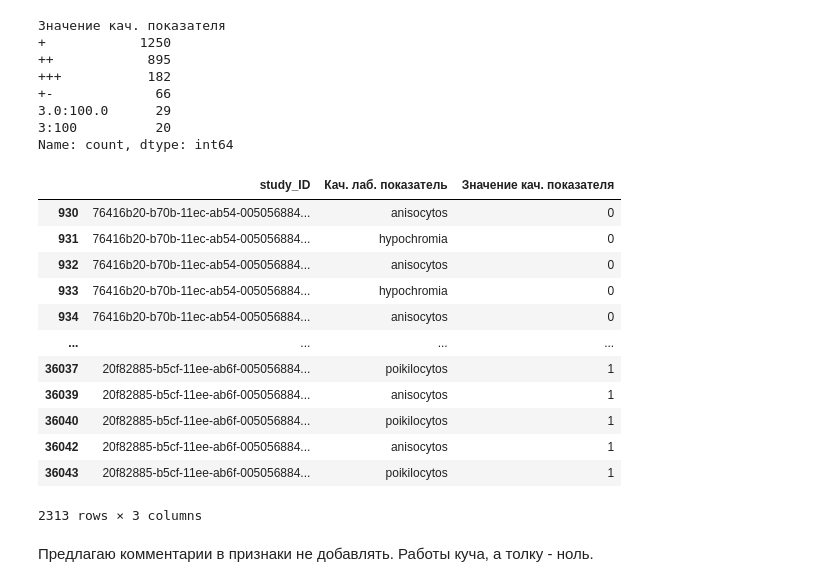
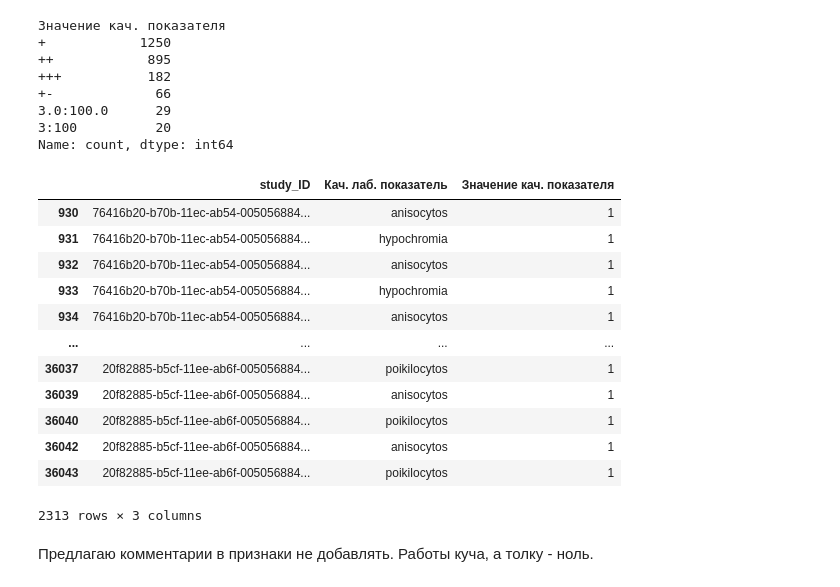
Before and after one commit to Lexislex/SF_hack_task_1, a Jupyter notebook: alexey.ipynb, the cells around one changed output. Cells and saved outputs as stored; diff of their text form; code cells hidden in the pictures.

```diff
--- a/alexey.ipynb
+++ b/alexey.ipynb
@@ -315,30 +315,30 @@ Name: count, dtype: int64
 # %%
 # Сформируем словарь для кодирования результатов
 real_result_dict = {
-    0: ['+', '-', '+-'],
-    1: ['++', '+++', '3.0:100.0', '3:100']
+    0: ['-', '+-'],
+    1: ['+', '++', '+++', '3.0:100.0', '3:100']
 }
 # Сформируем словарь для перекодирования наименований показателей (задалбывает переключать раскладку)
 rus_to_eng_dict = {
     'anisocytos': ['Анизоцитоз'],
     'hypochromia': ['Гипохромия'],
     'macrocytos': ['Макроцитоз'],
     'microcytos': ['Микроцитоз'],
     'poikilocytos': ['Пойкилоцитоз'],
     'normoblast': ['Нормобласты']
 }
 # Перекодируем результаты числами
 real_qual_df['Значение кач. показателя'] = real_qual_df['Значение кач. показателя'].apply(lambda x: replace_with_dict_key(x, real_result_dict))
 real_qual_df['Кач. лаб. показатель'] = real_qual_df['Кач. лаб. показатель'].apply(lambda x: replace_with_dict_key(x, rus_to_eng_dict))
 real_qual_df.drop(columns=['Норма кач. показателя'], inplace=True)
 real_qual_df.drop_duplicates()
 # %% [output]
 |  | study_ID | Кач. лаб. показатель | Значение кач. показателя |
-| 930 | 76416b20-b70b-11ec-ab54-005056884... | anisocytos | 0 |
-| 931 | 76416b20-b70b-11ec-ab54-005056884... | hypochromia | 0 |
-| 932 | 76416b20-b70b-11ec-ab54-005056884... | anisocytos | 0 |
-| 933 | 76416b20-b70b-11ec-ab54-005056884... | hypochromia | 0 |
-| 934 | 76416b20-b70b-11ec-ab54-005056884... | anisocytos | 0 |
+| 930 | 76416b20-b70b-11ec-ab54-005056884... | anisocytos | 1 |
+| 931 | 76416b20-b70b-11ec-ab54-005056884... | hypochromia | 1 |
+| 932 | 76416b20-b70b-11ec-ab54-005056884... | anisocytos | 1 |
+| 933 | 76416b20-b70b-11ec-ab54-005056884... | hypochromia | 1 |
+| 934 | 76416b20-b70b-11ec-ab54-005056884... | anisocytos | 1 |
 | ... | ... | ... | ... |
 | 36037 | 20f82885-b5cf-11ee-ab6f-005056884... | poikilocytos | 1 |
 | 36039 | 20f82885-b5cf-11ee-ab6f-005056884... | anisocytos | 1 |
```
Also changed, not shown: parts of 4 cells of this notebook, 2 other files.
